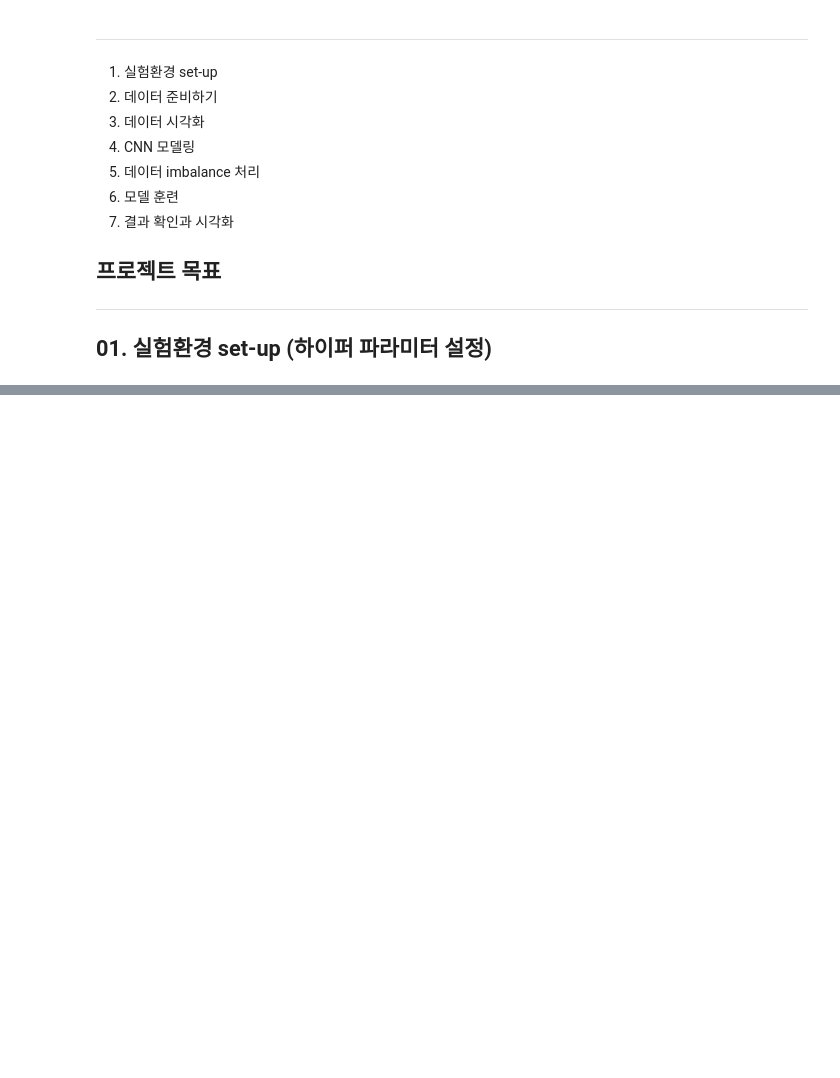
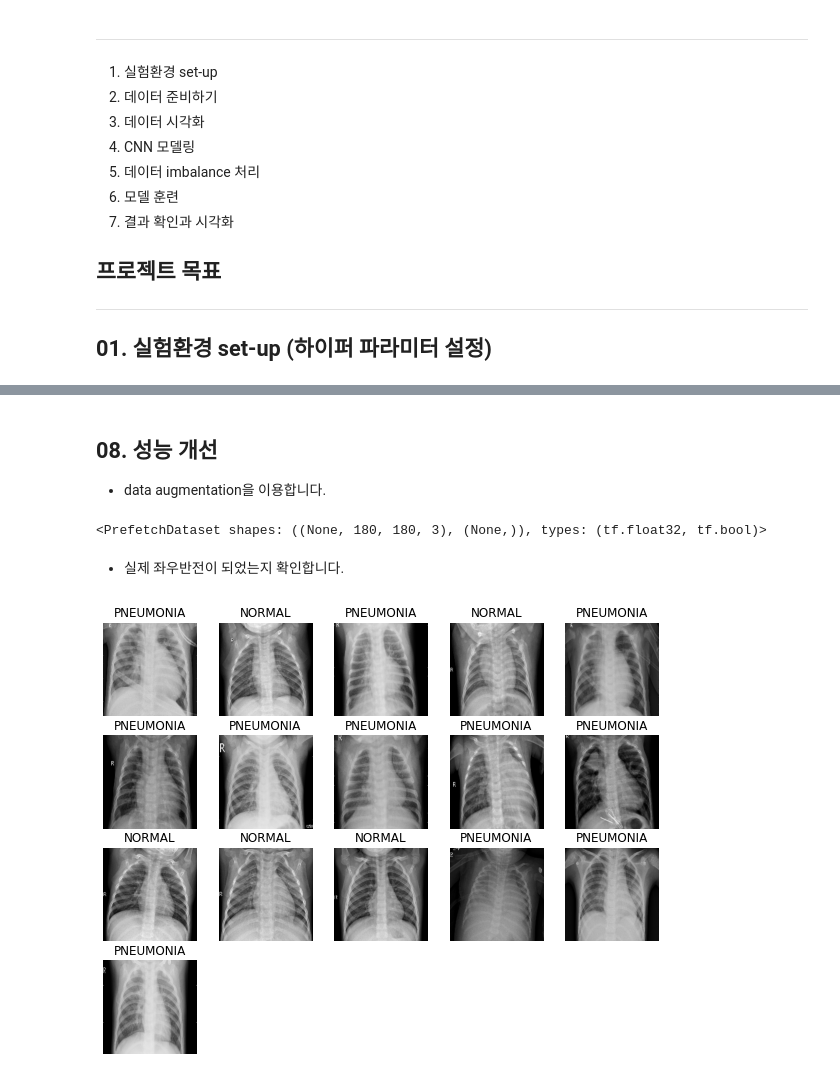
Before and after one commit to miinkang/AI_Project_AIFFEL, a Jupyter notebook: [E-14]pneumonia_medical_diagnosis.ipynb, the cells around one changed output, grey strips where cells are left out. Saved outputs shown, nothing was run; the diff lists cells and outputs as text; code cells hidden in the pictures; blank space fills up the shorter version.

```diff
--- a/[E-14]pneumonia_medical_diagnosis.ipynb
+++ b/[E-14]pneumonia_medical_diagnosis.ipynb
@@ -32,0 +308,29 @@ from sklearn.model_selection import train_test_split  # 데이터 전처리에
+# %% [markdown]
+## 08. 성능 개선
+- data augmentation을 이용합니다.
+# %%
+def augment(image, label):
+    image = tf.image.random_flip_left_right(image) # 랜덤 좌우반전
+    return image, label
+
+def prepare_for_training(ds, shuffle_buffer_size=1000):
+    ds = ds.map(augment, num_parallel_calls=2) # data augmentation 과정 추가
+    ds = ds.shuffle(buffer_size=shuffle_buffer_size)
+    ds = ds.repeat()
+    ds = ds.batch(BATCH_SIZE)
+    ds = ds.prefetch(buffer_size=AUTOTUNE)
+
+    return ds
+
+train_ds_a = prepare_for_training(train_ds)
+val_ds_a = prepare_for_training(val_ds)
+
+print(train_ds_a)
+# %% [output]
+<PrefetchDataset shapes: ((None, 180, 180, 3), (None,)), types: (tf.float32, tf.bool)>
+# %% [markdown]
+- 실제 좌우반전이 되었는지 확인합니다.
+# %%
+show_batch(image_batch.numpy(), label_batch.numpy())
+# %% [output]
+[figure, added]
```
Also changed, not shown: parts of 51 cells of this notebook.
